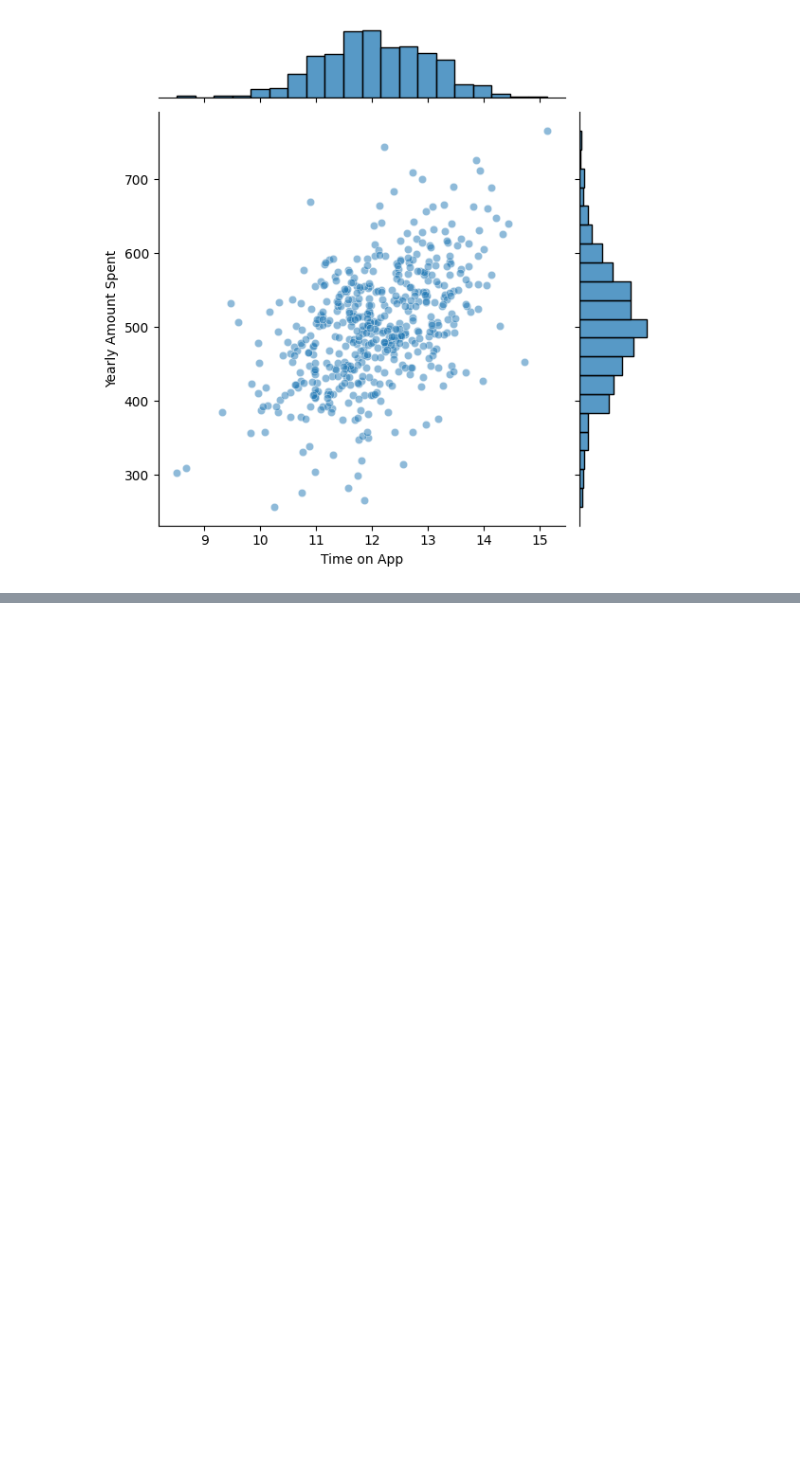
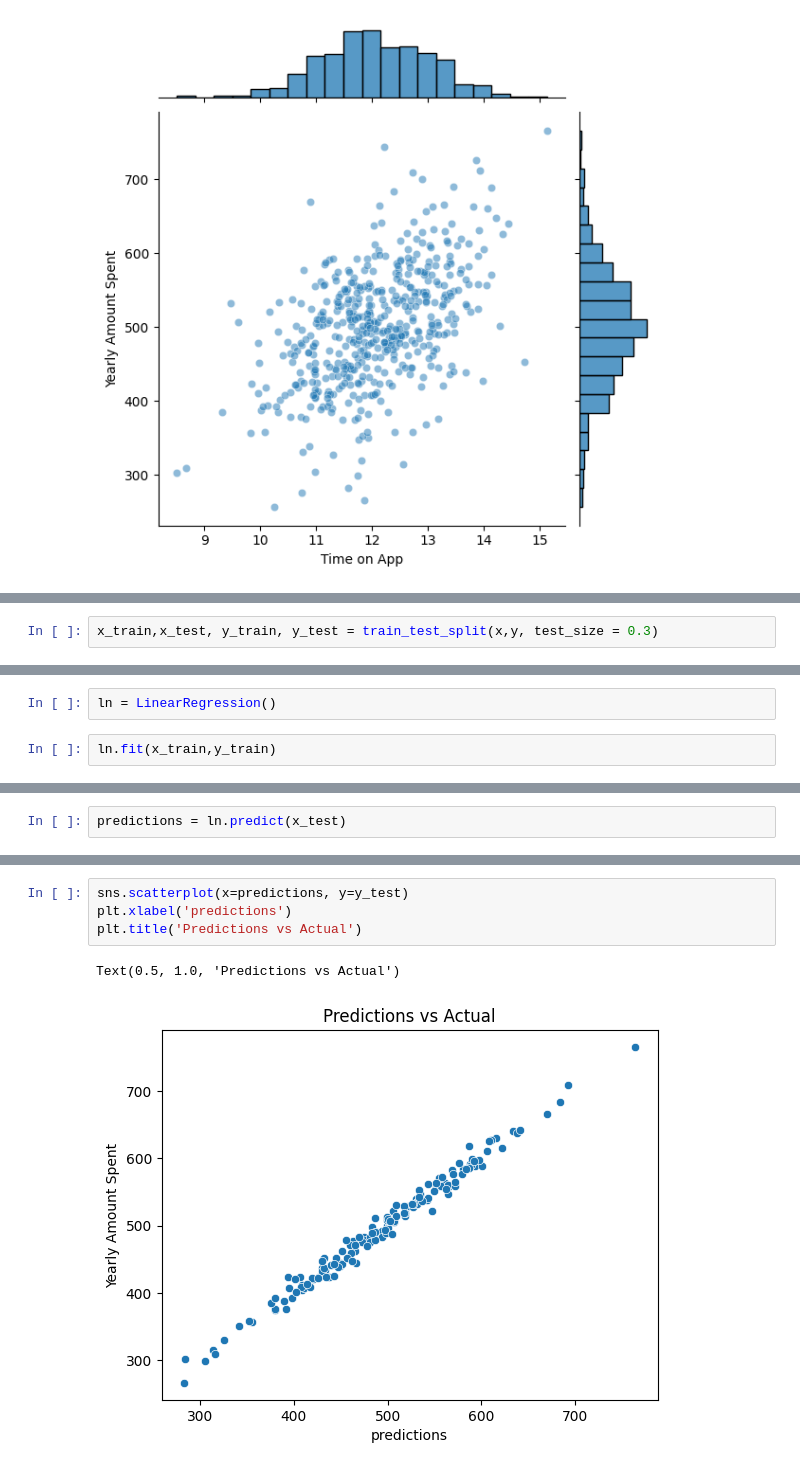
Before and after one commit to NafisFuadShahid/Citadel, a Jupyter notebook: Customer Return Predictor/train.ipynb, the cells around one changed output, grey strips where cells are left out. Saved outputs shown, nothing was run; the diff lists cells and outputs as text; blank space fills up the shorter version.

```diff
--- a/Customer Return Predictor/train.ipynb
+++ b/Customer Return Predictor/train.ipynb
@@ -58,0 +92,2 @@ sns.jointplot(x = 'Time on App', y = 'Yearly Amount Spent', data = customers, al
+# %%
+x_train,x_test, y_train, y_test = train_test_split(x,y, test_size = 0.3)
@@ -58,0 +98,4 @@ sns.jointplot(x = 'Time on App', y = 'Yearly Amount Spent', data = customers, al
+# %%
+ln = LinearRegression()
+# %%
+ln.fit(x_train,y_train)
@@ -58,0 +110,2 @@ sns.jointplot(x = 'Time on App', y = 'Yearly Amount Spent', data = customers, al
+# %%
+predictions = ln.predict(x_test)
@@ -58,0 +132,7 @@ sns.jointplot(x = 'Time on App', y = 'Yearly Amount Spent', data = customers, al
+# %%
+sns.scatterplot(x=predictions, y=y_test)
+plt.xlabel('predictions')
+plt.title('Predictions vs Actual')
+# %% [output]
+Text(0.5, 1.0, 'Predictions vs Actual')
+[figure, added]
```
Also changed, not shown: parts of 22 cells of this notebook.
